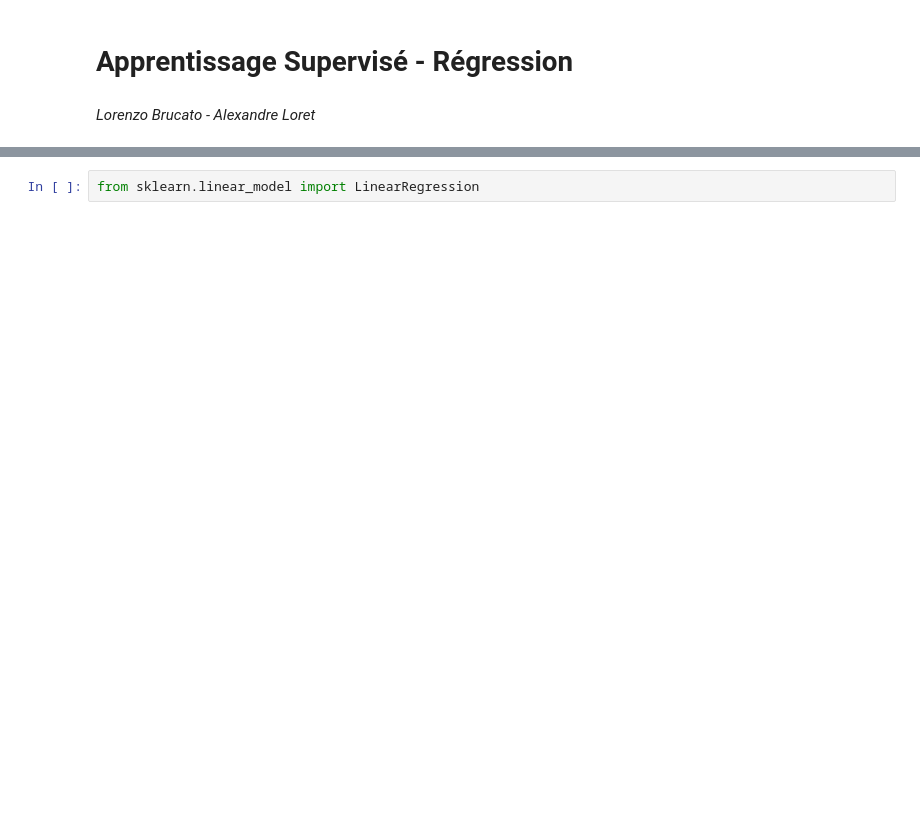
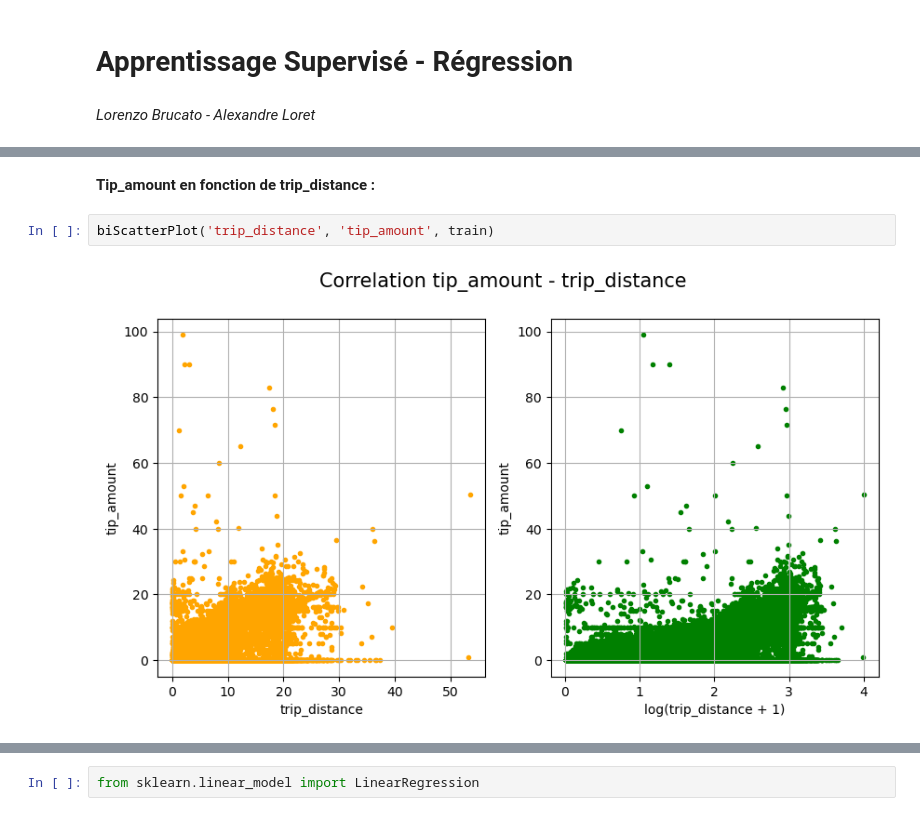
Before and after one commit to DarenXL/Apprentissage-Supervise-M2-MIA, a Jupyter notebook: Regression/regression.ipynb, the cells around one changed output, grey strips where cells are left out. Cells and saved outputs as stored; diff of their text form; blank space fills up the shorter version.

```diff
--- a/Regression/regression.ipynb
+++ b/Regression/regression.ipynb
@@ -137,0 +234,6 @@ X_train.shape, y_train.shape
+# %% [markdown]
+**Tip_amount en fonction de trip_distance :**
+# %%
+biScatterPlot('trip_distance', 'tip_amount', train)
+# %% [output]
+[figure, added]
```
Also changed, not shown: parts of 96 cells of this notebook, 3 other files.
